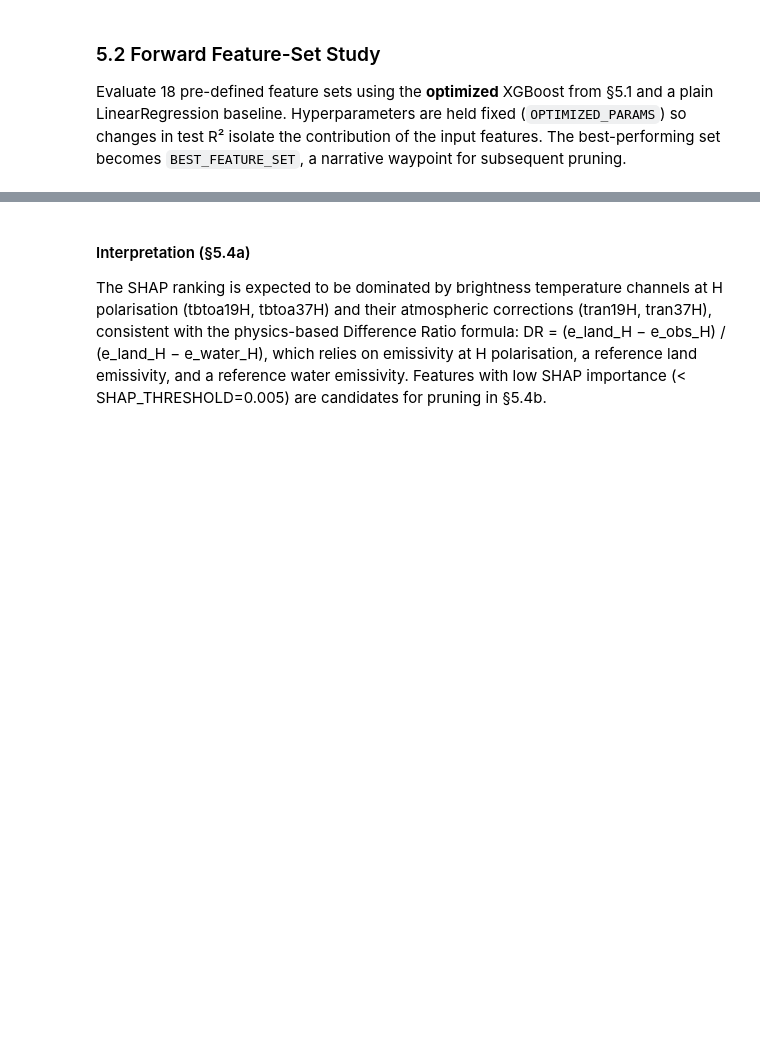
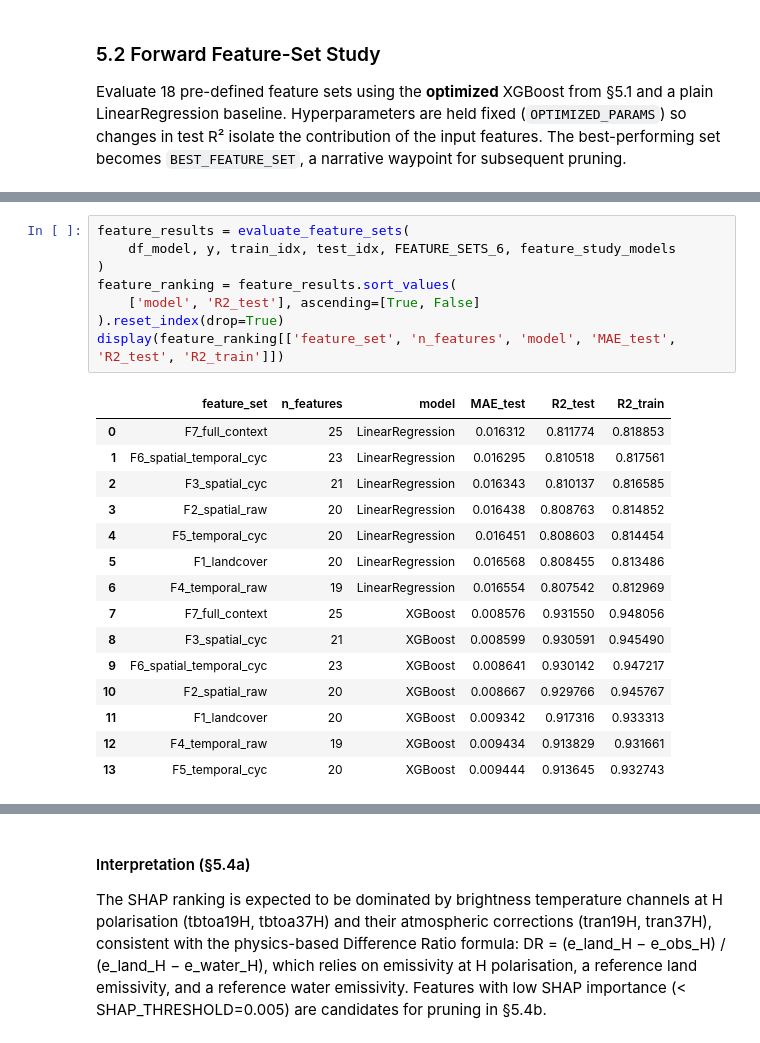
Before and after one commit to marcvem2AED/TFM_MCD_MarcVelascoMateu, a Jupyter notebook: 3-Model_training.ipynb, the cells around one changed output, grey strips where cells are left out. Saved outputs shown, nothing was run; the diff lists cells and outputs as text; blank space fills up the shorter version.

```diff
--- a/3-Model_training.ipynb
+++ b/3-Model_training.ipynb
@@ -1000,0 +1077,24 @@ display(feature_ranking[['feature_set', 'n_features', 'model', 'MAE_test', 'R2_t
+# %%
+feature_results = evaluate_feature_sets(
+    df_model, y, train_idx, test_idx, FEATURE_SETS_6, feature_study_models
+)
+feature_ranking = feature_results.sort_values(
+    ['model', 'R2_test'], ascending=[True, False]
+).reset_index(drop=True)
+display(feature_ranking[['feature_set', 'n_features', 'model', 'MAE_test', 'R2_test', 'R2_train']])
+# %% [output]
+|  | feature_set | n_features | model | MAE_test | R2_test | R2_train |
+| 0 | F7_full_context | 25 | LinearRegression | 0.016312 | 0.811774 | 0.818853 |
+| 1 | F6_spatial_temporal_cyc | 23 | LinearRegression | 0.016295 | 0.810518 | 0.817561 |
+| 2 | F3_spatial_cyc | 21 | LinearRegression | 0.016343 | 0.810137 | 0.816585 |
+| 3 | F2_spatial_raw | 20 | LinearRegression | 0.016438 | 0.808763 | 0.814852 |
+| 4 | F5_temporal_cyc | 20 | LinearRegression | 0.016451 | 0.808603 | 0.814454 |
+| 5 | F1_landcover | 20 | LinearRegression | 0.016568 | 0.808455 | 0.813486 |
+| 6 | F4_temporal_raw | 19 | LinearRegression | 0.016554 | 0.807542 | 0.812969 |
+| 7 | F7_full_context | 25 | XGBoost | 0.008576 | 0.931550 | 0.948056 |
+| 8 | F3_spatial_cyc | 21 | XGBoost | 0.008599 | 0.930591 | 0.945490 |
+| 9 | F6_spatial_temporal_cyc | 23 | XGBoost | 0.008641 | 0.930142 | 0.947217 |
+| 10 | F2_spatial_raw | 20 | XGBoost | 0.008667 | 0.929766 | 0.945767 |
+| 11 | F1_landcover | 20 | XGBoost | 0.009342 | 0.917316 | 0.933313 |
+| 12 | F4_temporal_raw | 19 | XGBoost | 0.009434 | 0.913829 | 0.931661 |
+| 13 | F5_temporal_cyc | 20 | XGBoost | 0.009444 | 0.913645 | 0.932743 |
```
Also changed, not shown: parts of 24 cells of this notebook.
